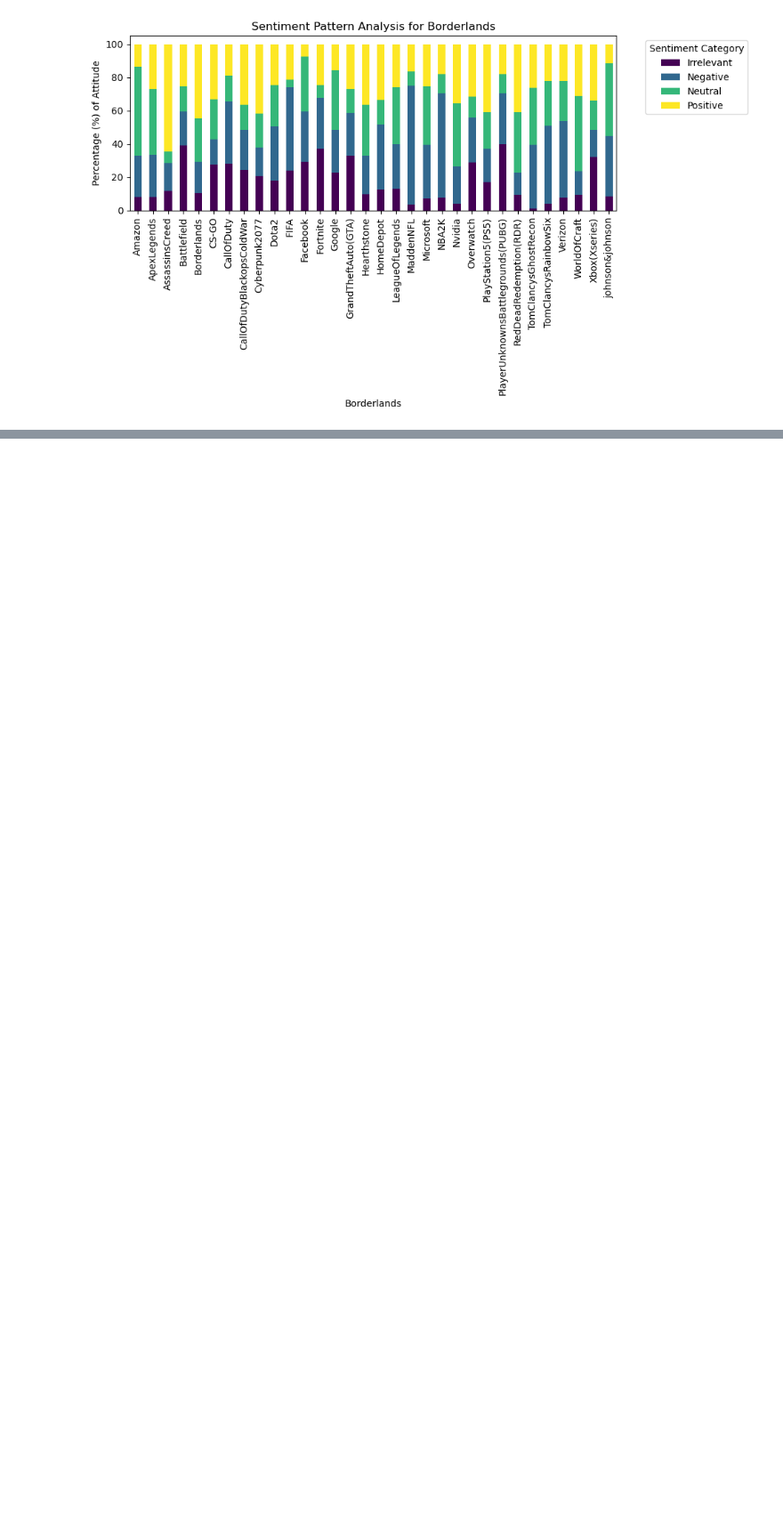
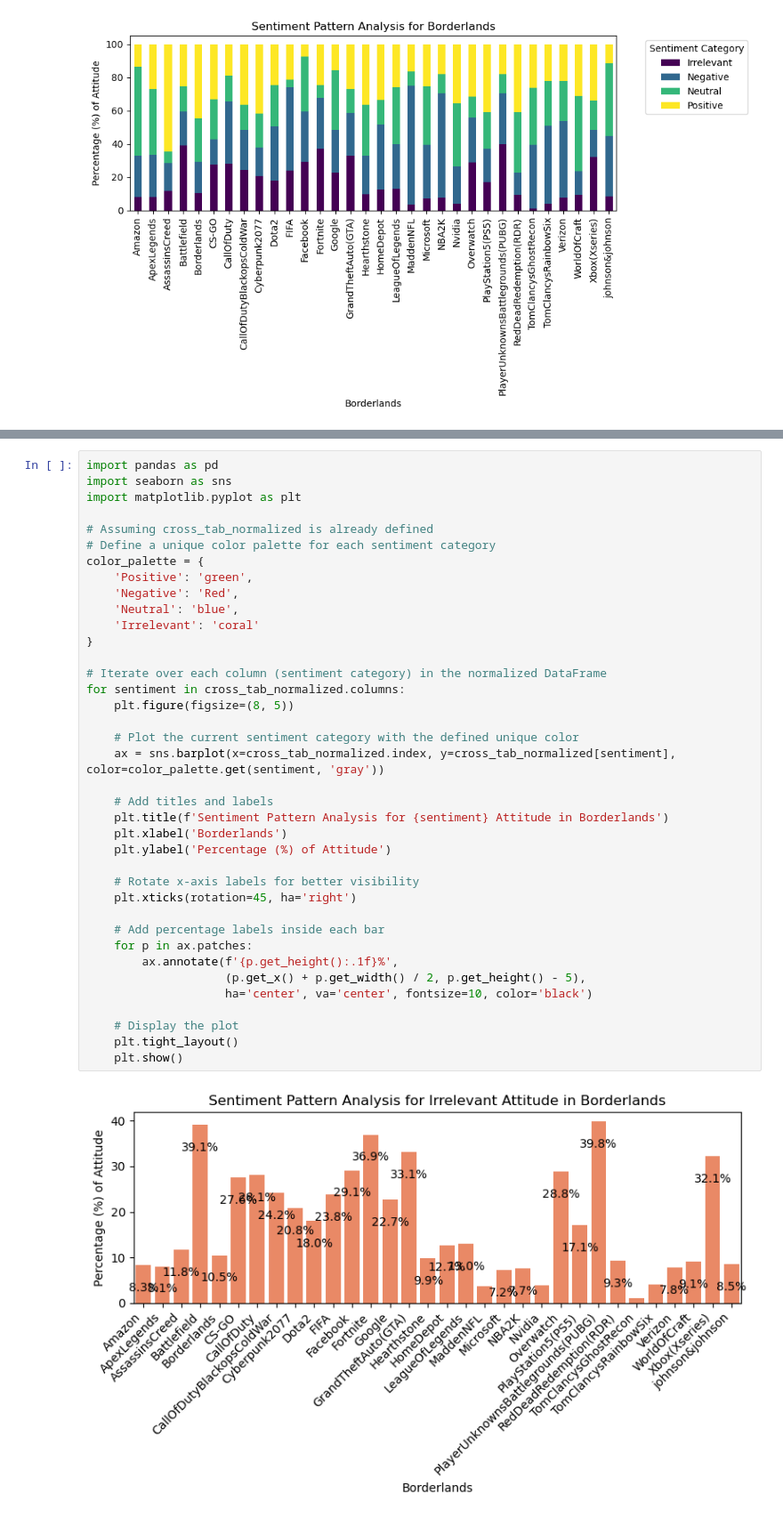
Before and after one commit to fetle1/PRODIGY_DS_01, a Jupyter notebook: Task4.ipynb, the cells around one changed output, grey strips where cells are left out. Shown at 89% size. Drawn from its saved outputs; the diff is of its cells as text; blank space fills up the shorter version.

```diff
--- a/Task4.ipynb
+++ b/Task4.ipynb
@@ -161,0 +225,40 @@ johnson&johnson                      8.505155  36.340206  43.556701  11.597938
+# %%
+import pandas as pd
+import seaborn as sns
+import matplotlib.pyplot as plt
+
+# Assuming cross_tab_normalized is already defined
+# Define a unique color palette for each sentiment category
+color_palette = {
+    'Positive': 'green',
+    'Negative': 'Red',
+    'Neutral': 'blue',
+    'Irrelevant': 'coral'
+}
+
+# Iterate over each column (sentiment category) in the normalized DataFrame
+for sentiment in cross_tab_normalized.columns:
+    plt.figure(figsize=(8, 5))
+
+    # Plot the current sentiment category with the defined unique color
+    ax = sns.barplot(x=cross_tab_normalized.index, y=cross_tab_normalized[sentiment], color=color_palette.get(sentiment, 'gray'))
+
+    # Add titles and labels
+    plt.title(f'Sentiment Pattern Analysis for {sentiment} Attitude in Borderlands')
+    plt.xlabel('Borderlands')
+    plt.ylabel('Percentage (%) of Attitude')
+
+    # Rotate x-axis labels for better visibility
+    plt.xticks(rotation=45, ha='right')
+
+    # Add percentage labels inside each bar
+    for p in ax.patches:
+        ax.annotate(f'{p.get_height():.1f}%',
+                    (p.get_x() + p.get_width() / 2, p.get_height() - 5),
+                    ha='center', va='center', fontsize=10, color='black')
+
+    # Display the plot
+    plt.tight_layout()
+    plt.show()
+# %% [output]
+[figure, added]
```
Also changed, not shown: parts of 3 cells of this notebook.
